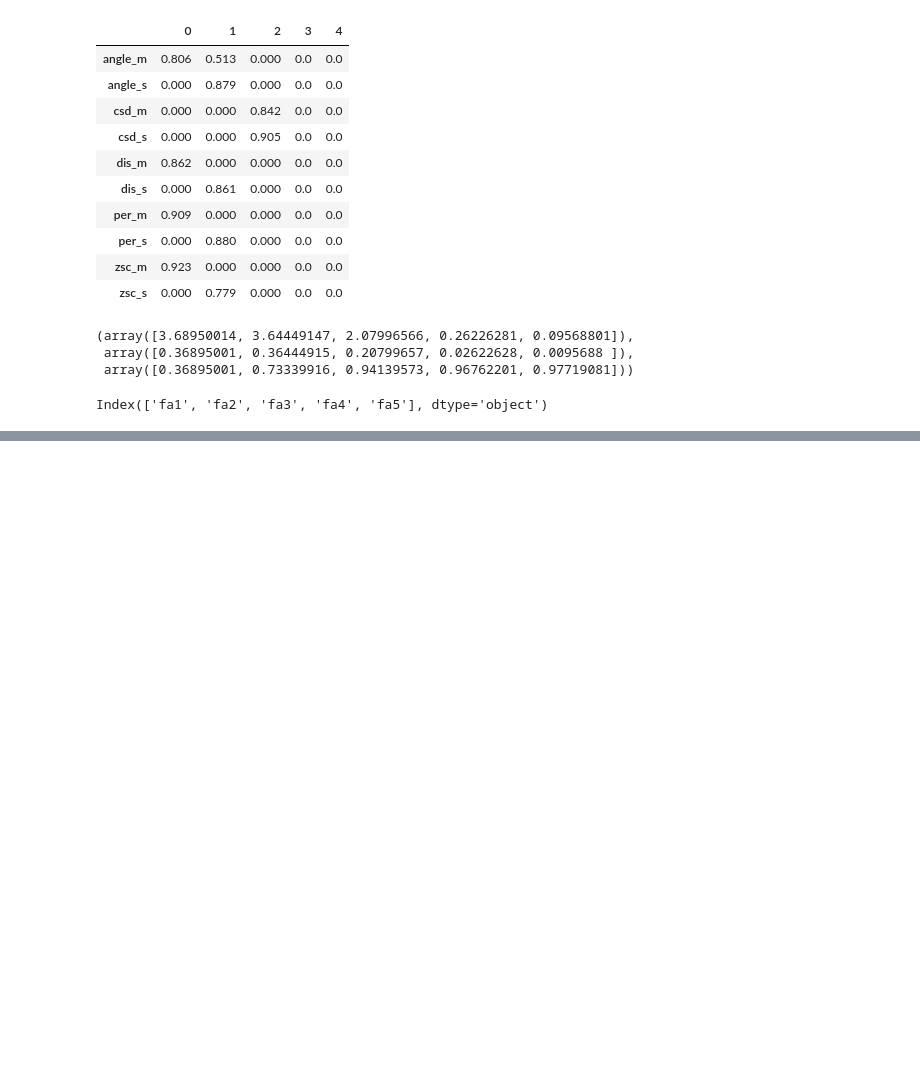
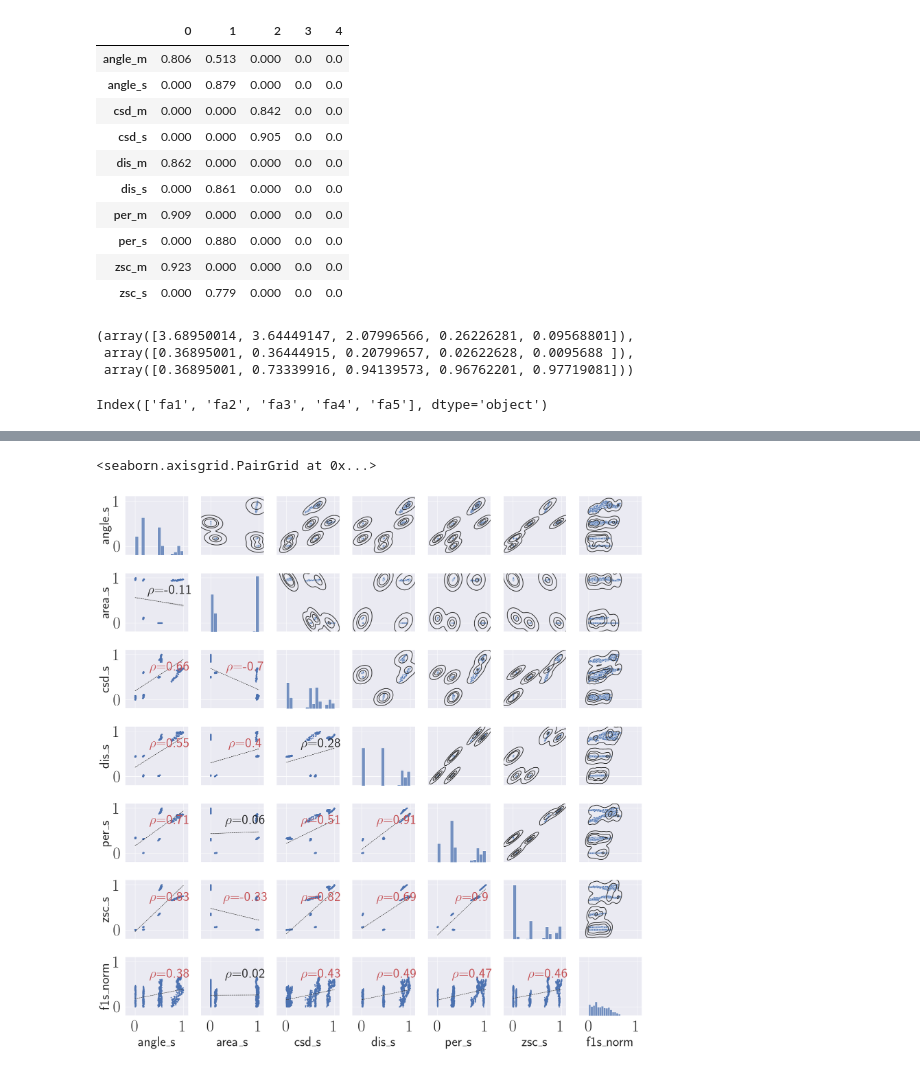
Before and after one commit to DLoveS1314/test_RandomForestRegressor, a Jupyter notebook: processdata.ipynb, the cells around one changed output, grey strips where cells are left out. Drawn from its saved outputs; the diff is of its cells as text; code cells hidden in the pictures; blank space fills up the shorter version.

```diff
--- a/processdata.ipynb
+++ b/processdata.ipynb
@@ -808,0 +925,23 @@ dataset_all_noarea.to_csv('score_factor_noarea.csv',index=False)
+# %%
+# dataset = pd.concat([df_normalized.iloc[:,0:2],data_y['f1s_norm']],axis=1)
+
+# newcolumns = []
+df_normalized_mean = pd.DataFrame()
+df_normalized_std = pd.DataFrame()
+
+for name ,value in df_normalized_ir.items():
+    # print(name)
+    if 'std'in name :
+        base=name.split('_')[0]
+        newname = base+'_s'
+        df_normalized_std[newname] =value
+    elif 'mean'in name :
+        base=name.split('_')[0]
+        newname = base+'_m'
+        df_normalized_mean[newname] =value
+    else:
+        raise(f'name is {name}')
+
+# print('df_normalized_ir.columns',df_normalized_ir.columns)
+print('df_normalized_mean.columns',df_normalized_mean.columns)
+print('df_normalized_std.columns',df_normalized_std.columns)
@@ -808,0 +1002,17 @@ dataset_all_noarea.to_csv('score_factor_noarea.csv',index=False)
+# %%
+dataset_std = pd.concat([df_normalized_std,data_y['f1s_norm']],axis=1)
+g_std = sns.PairGrid(dataset_std )
+g_std.map_lower(qqplot)
+g_std.map_lower(generate_text)
+x_lim = (-0.2,1.1)
+y_lim = (-0.2,1.1)
+g_std.set(xticks=[0,1], yticks=[0,1],xlim =x_lim,ylim=y_lim)
+g_std.map_upper(sns.kdeplot, levels=4, color=".2")
+g_std.map_upper(sns.scatterplot,s=8)
+
+g_std.map_diag(sns.histplot,  bins=15)
+# g.map_upper(generate_text)
+g_std.tick_params(direction='out', labelsize = 'large' ,   grid_alpha=0.8)
+# %% [output]
+<seaborn.axisgrid.PairGrid at 0x...>
+[figure, added]
```
Also changed, not shown: parts of 13 cells of this notebook, 2 other files.
